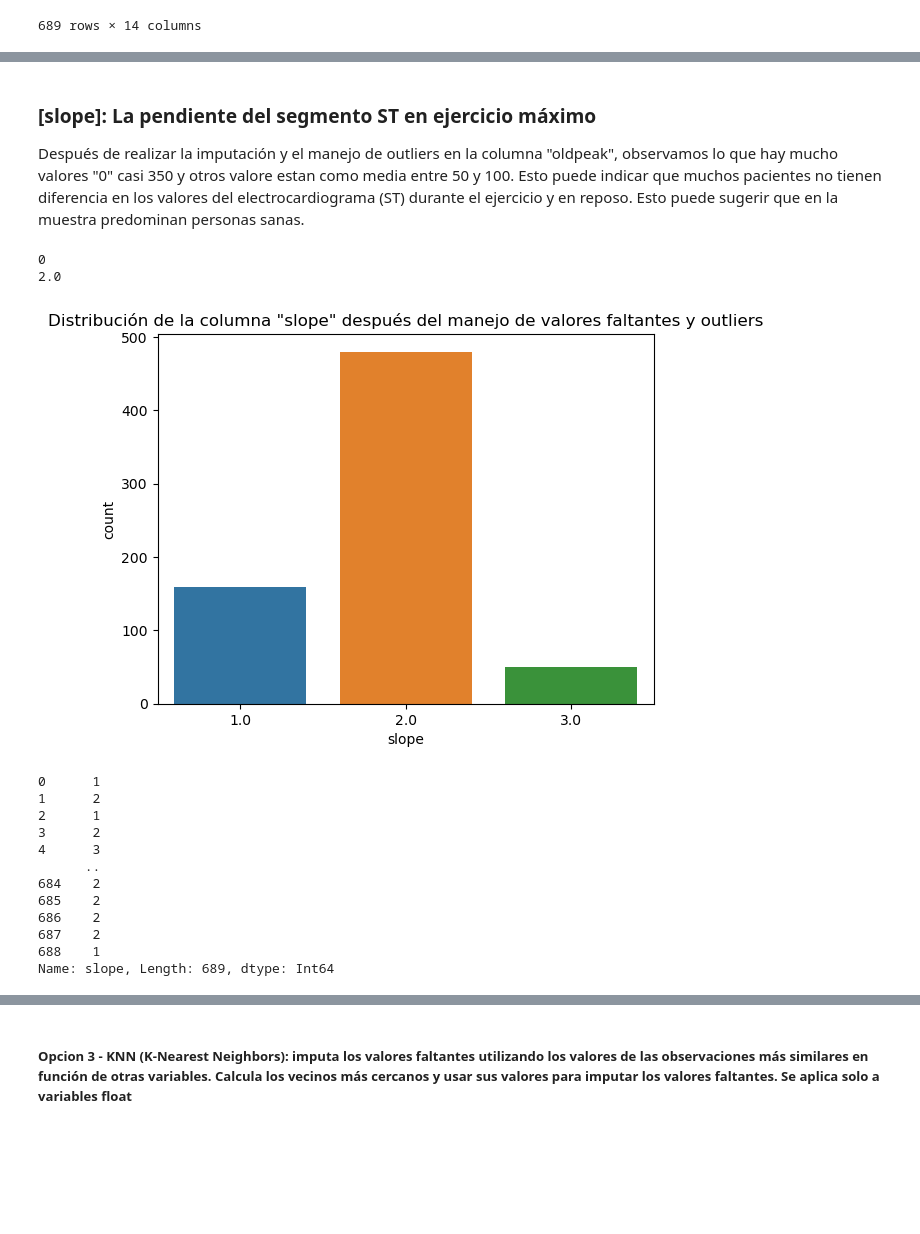
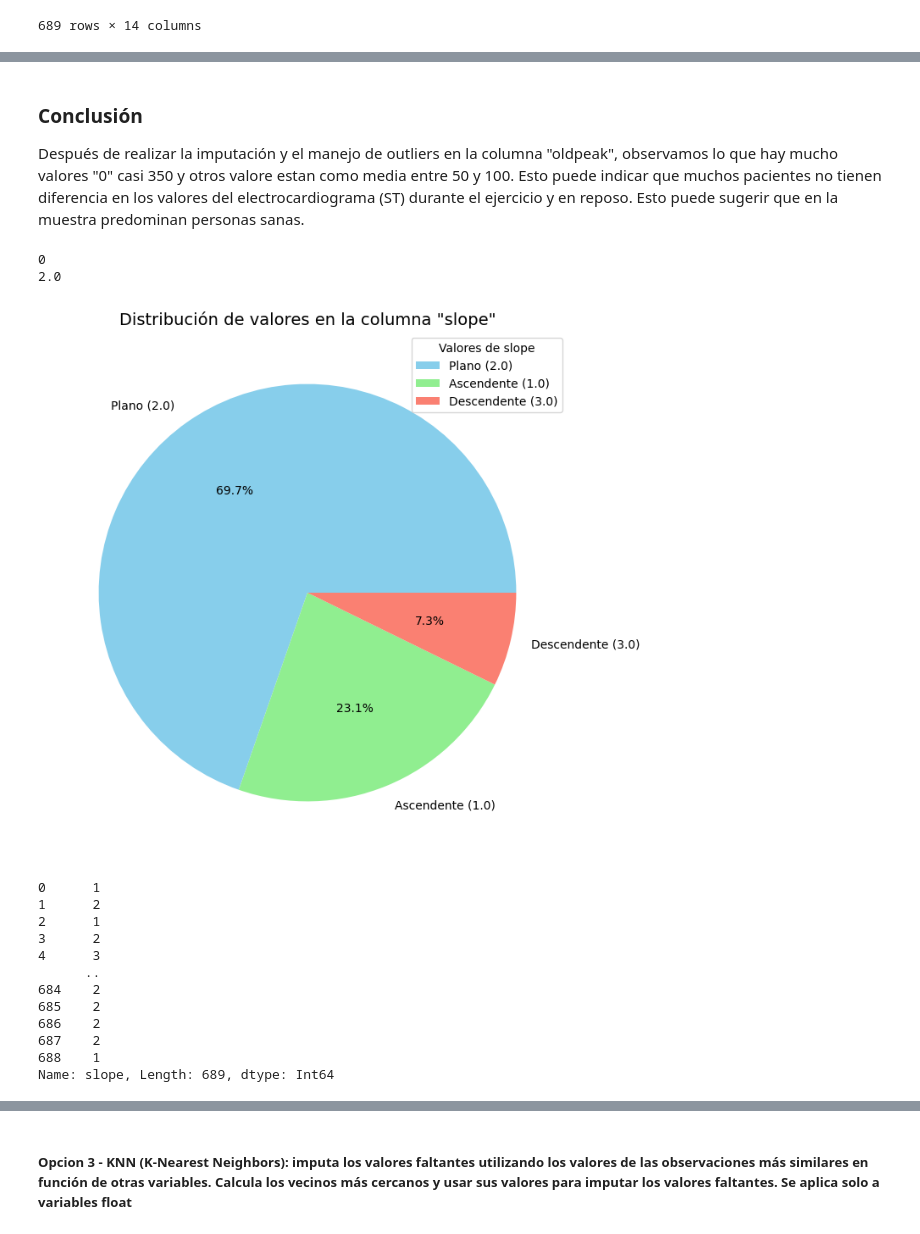
Before and after one commit to cmarty02/DATACADABRA_DataProject_3, a Jupyter notebook: data_raw/Data_Project_3_final.ipynb, the cells around one changed output, grey strips where cells are left out. Cells and saved outputs as stored; diff of their text form; code cells hidden in the pictures; blank space fills up the shorter version.

```diff
--- a/data_raw/Data_Project_3_final.ipynb
+++ b/data_raw/Data_Project_3_final.ipynb
@@ -728,39 +831,50 @@ plt.show()
 # %% [markdown]
-### [slope]: La pendiente del segmento ST en ejercicio máximo
+### Conclusión
 
 Después de realizar la imputación y el manejo de outliers en la columna "oldpeak", observamos lo que hay mucho valores "0" casi 350 y otros valore estan como media entre 50 y 100. Esto puede indicar que muchos pacientes no tienen diferencia en los valores del electrocardiograma (ST) durante el ejercicio y en reposo. Esto puede sugerir que en la muestra predominan personas sanas.
 # %%
 # Step 1: Group by 'fbs' and 'restecg' and get the mode of 'slope'
 mode_slope_by_fbs_restecg = train_copy_b.groupby(['fbs', 'restecg'])['slope'].apply(lambda x: x.mode().iloc[0] if not x.mode().empty else np.nan)
 
 # Step 2: Fill in missing values in 'slope' based on the mode for the corresponding 'fbs' and 'restecg' combination
 def fill_missing_slope(row):
     if pd.isnull(row['slope']):
         fbs = row['fbs']
         restecg = row['restecg']
         if (fbs, restecg) in mode_slope_by_fbs_restecg:
             return mode_slope_by_fbs_restecg[(fbs, restecg)]
     return row['slope']
 
 train_copy_b['slope'] = train_copy_b.apply(fill_missing_slope, axis=1)
 
 
 print(train_copy_b['slope'] .isnull().sum())
 print(train_copy_b['slope'].median())
 
 
 
 # Create a bar chart of the exang distribution
-sns.countplot(x='slope', data=train_copy_b)
-plt.title('Distribución de la columna "slope" después del manejo de valores faltantes y outliers')
+conteo_slope = train_copy_b['slope'].value_counts()
+
+descripcion_slope = {
+    1: "Ascendente",
+    2: "Plano",
+    3: "Descendente"
+}
+
+plt.figure(figsize=(8, 8))
+plt.pie(conteo_slope, labels=[f'{descripcion_slope[idx]} ({idx})' for idx in conteo_slope.index], autopct='%1.1f%%', colors=['skyblue', 'lightgreen', 'salmon'])
+plt.title('Distribución de valores en la columna "slope"', fontsize=14)
+plt.legend(title='Valores de slope', loc='upper right')
 plt.show()
+
 
 train_copy_b['slope'] = train_copy_b['slope'].fillna(np.nan).astype('Int64')
 train_copy_b['slope']
 # %% [output]
 0
 2.0
-[figure, old version]
+[figure, new version]
 0      1
 1      2
 2      1
```
Also changed, not shown: parts of 47 cells of this notebook, 1 other file.
